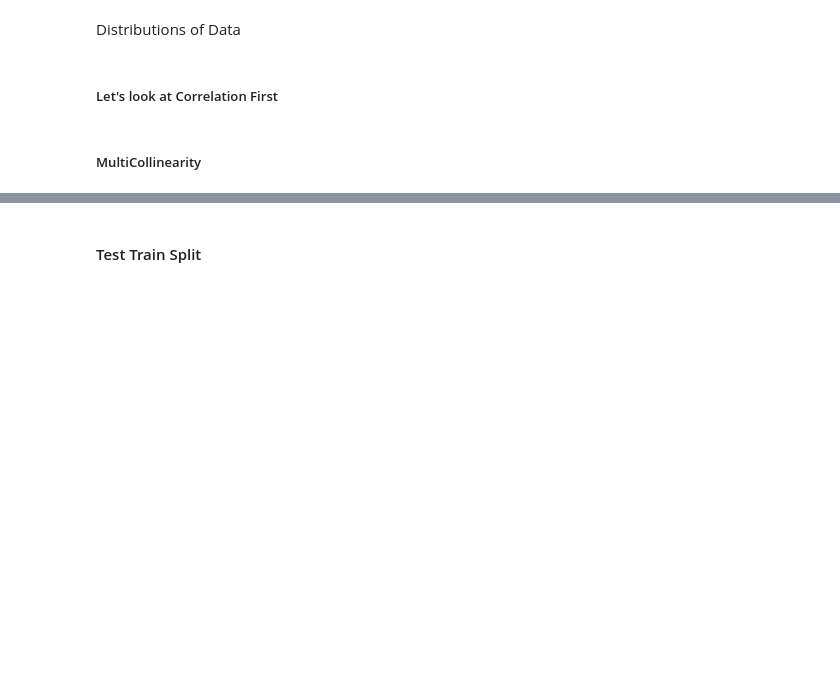
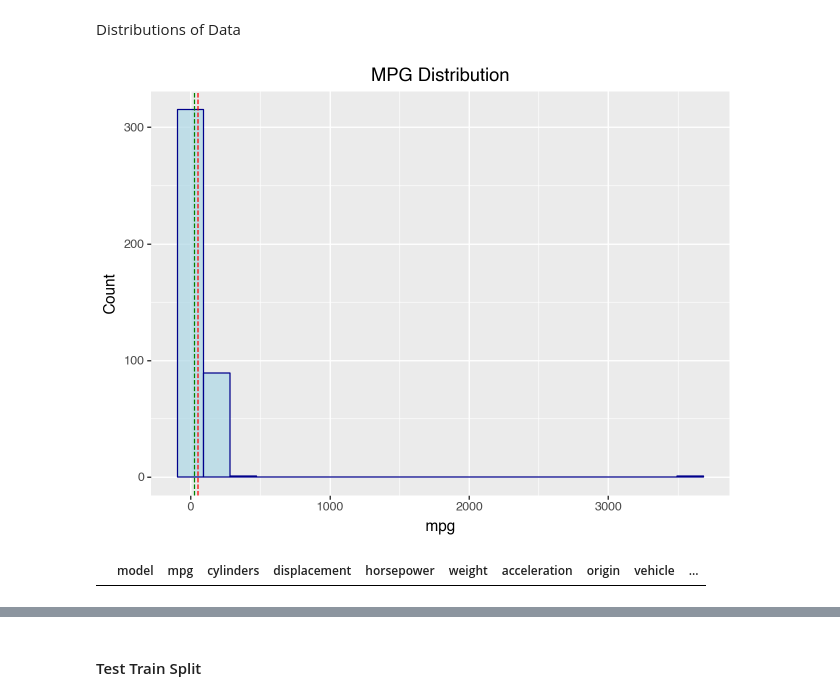
Before and after one commit to JeffGoseland/ad-challenge, a Jupyter notebook: research-notebook.ipynb, the cells around one changed output, grey strips where cells are left out. Cells and saved outputs as stored; diff of their text form; code cells hidden in the pictures; blank space fills up the shorter version.

Commit message:
mide point checkin

```diff
--- a/research-notebook.ipynb
+++ b/research-notebook.ipynb
@@ -45,0 +182,13 @@ Do some simple cleaning (missingness) first
+# %%
+# Fix spelling in vehicle (
+_vehicle_spelling = {
+    "Elektric": "Electric",
+    "Electirc": "Electric",
+    "Compcat": "Compact",
+    "Lux": "Luxury",
+}
+
+carsopt_clean = carsopt_df.copy()
+carsopt_clean["vehicle"] = carsopt_df["vehicle"].replace(_vehicle_spelling)
+
+(carsopt_clean['vehicle'].unique())
@@ -45,0 +327,11 @@ Do some simple cleaning (missingness) first
+# %%
+# check to see if imputation is possible
+for col in ['mpg', 'cylinders', 'horsepower']:
+    zero_models = carsopt_df[carsopt_df[col] == 0]['model'].str.extract(r'^([A-Za-z]+-?\d+)')[0].unique()
+    for m in zero_models:
+        subset = carsopt_df[carsopt_df['model'].str.startswith(m)]
+        non_zero = subset[subset[col] != 0][col]
+        is_consistent = non_zero.nunique() == 1
+        print(f"{col} | {m} | consistent: {is_consistent} | unique_vals: {non_zero.nunique()} | "
+              f"mean: {non_zero.mean():.2f} | median: {non_zero.median():.2f} | std: {non_zero.std():.2f} | "
+              f"values: {sorted(non_zero.unique())} | zero_count: {(subset[col]==0).sum()}")
@@ -45,0 +351,8 @@ Do some simple cleaning (missingness) first
+# %%
+# we'll impute the mg and the horsepower, cylinders we will not that makes sense for electric
+for col in ['mpg', 'horsepower']:
+    zero_models = carsopt_clean[carsopt_clean[col] == 0]['model'].str.extract(r'^([A-Za-z]+-?\d+)')[0].unique()
+    for m in zero_models:
+        non_zero = carsopt_clean[(carsopt_clean['model'].str.startswith(m)) & (carsopt_clean[col] != 0)][col]
+        fill_val = non_zero.median()
+        carsopt_clean.loc[(carsopt_clean['model'].str.startswith(m)) & (carsopt_clean[col] == 0), col] = fill_val
@@ -47,7 +373,22 @@ Do some simple cleaning (missingness) first
 #### EDA
 # %% [markdown]
 Distributions of Data
-# %% [markdown]
-##### Let's look at Correlation First
-# %% [markdown]
-##### MultiCollinearity
+# %%
+mean = carsopt_clean['mpg'].mean()
+median = carsopt_clean['mpg'].median()
+
+(ggplot(carsopt_clean, aes(x='mpg')) +
+        geom_histogram(bins = 20,
+                       fill = 'lightblue',
+                       color = 'darkblue',
+                       alpha = 0.7) +
+        labs(title = 'MPG Distribution', x = 'mpg', y = 'Count') +
+        geom_vline(xintercept=mean, color='red', linetype='dashed') +
+        geom_vline(xintercept=median, color='green', linetype='dashed'))
+# %% [output]
+[figure, added]
+# %%
+# let's take a look at the outliers
+carsopt_clean[carsopt_clean['mpg'] > 1000]
+# %% [output]
+|  | model | mpg | cylinders | displacement | horsepower | weight | acceleration | origin | vehicle | ... |
```
Also changed, not shown: parts of 54 cells of this notebook, 1 other file.
